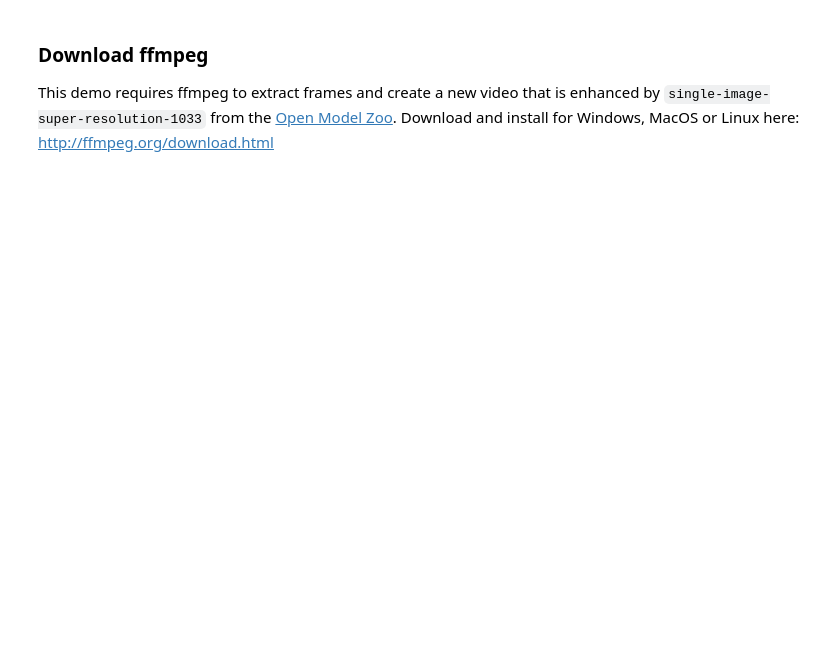
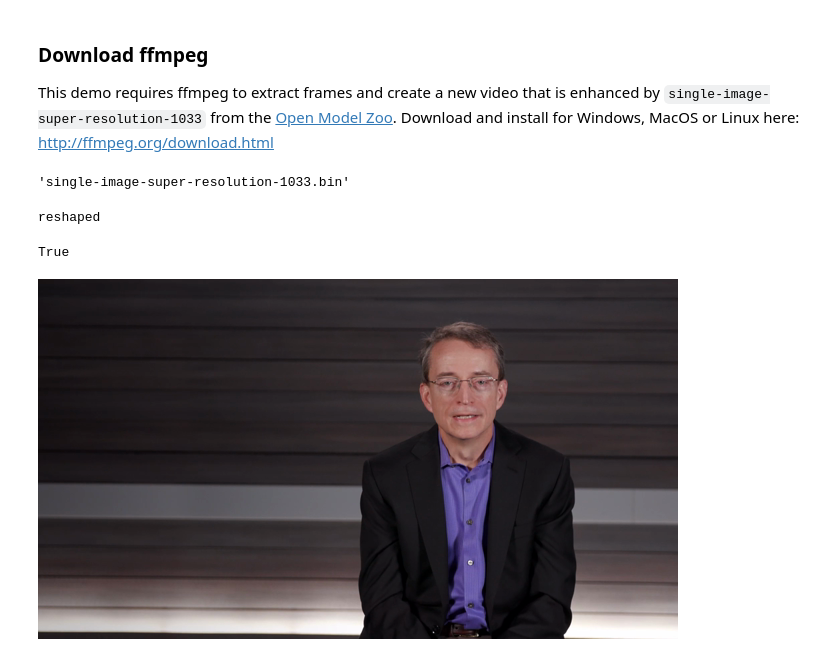
Before and after one commit to ryanloney/open_model_zoo, a Jupyter notebook: demos/super_resolution_demo/super_resolution_video.ipynb, the cells around one changed output. Cells and saved outputs as stored; diff of their text form; code cells hidden in the pictures; blank space fills up the shorter version.

```diff
--- a/demos/super_resolution_demo/super_resolution_video.ipynb
+++ b/demos/super_resolution_demo/super_resolution_video.ipynb
@@ -41,8 +44,10 @@ def download_model(url):
 # %%
 # Download the models
 url = "https://storage.openvinotoolkit.org/repositories/open_model_zoo/2021.3/models_bin/1/single-image-super-resolution-1033/FP16-INT8/"
-xml_file = 'single-image-super-resolution-1033.xml'
-bin_file = 'single-image-super-resolution-1033.bin'
+model_xml = 'single-image-super-resolution-1033.xml'
+model_bin = 'single-image-super-resolution-1033.bin'
 
-download_model(url + xml_file)
-download_model(url + bin_file)
+download_model(url + model_xml)
+download_model(url + model_bin)
+# %% [output]
+'single-image-super-resolution-1033.bin'
@@ -52,0 +54,52 @@ download_model(url + bin_file)
+# %%
+# This cell shows how to create a superres 1920x1080 image from a single 640x360 frame
+img_path = 'frames/sr_0008.png'
+
+# Read an image
+img = cv.imread(img_path)
+
+inp_h, inp_w = img.shape[0], img.shape[1]
+out_h, out_w = inp_h * 3, inp_w * 3  # Do not change! This is how model works
+
+# Setup network
+model = 'single-image-super-resolution-1033'
+net = IECore().read_network(model=model_xml, weights=model_bin)
+function = ng.function_from_cnn(net)
+
+# Reshape network to specific size
+net.reshape({'0': [1, 3, inp_h, inp_w], '1': [1, 3, out_h, out_w]})
+
+# Load network to device
+ie = IECore()
+exec_net = ie.load_network(net, 'CPU')
+
+# Prepare input
+inp = img.transpose(2, 0, 1)  # interleaved to planar (HWC -> CHW)
+inp = inp.reshape(1, 3, inp_h, inp_w)
+inp = inp.astype(np.float32)
+
+# Prepare second input - bicubic resize of first input
+resized_img = cv.resize(img, (out_w, out_h), interpolation=cv.INTER_CUBIC)
+resized = resized_img.transpose(2, 0, 1)
+resized = resized.reshape(1, 3, out_h, out_w)
+resized = resized.astype(np.float32)
+
+outs = exec_net.infer({'0': inp, '1': resized})
+
+out = next(iter(outs.values()))
+
+out = out.reshape(3, out_h, out_w).transpose(1, 2, 0)
+out = np.clip(out * 255, 0, 255)
+out = np.ascontiguousarray(out).astype(np.uint8)
+
+cv.imwrite('img_source.png', img)
+cv.imwrite('img_bicubic.png', resized_img)
+cv.imwrite('img_superres.png', out)
+# %% [output]
+reshaped
+True
+# %%
+# Source image 640x360
+Image(filename='img_source.png')
+# %% [output]
+[figure, added]
```
Also changed, not shown: parts of 9 cells of this notebook.
